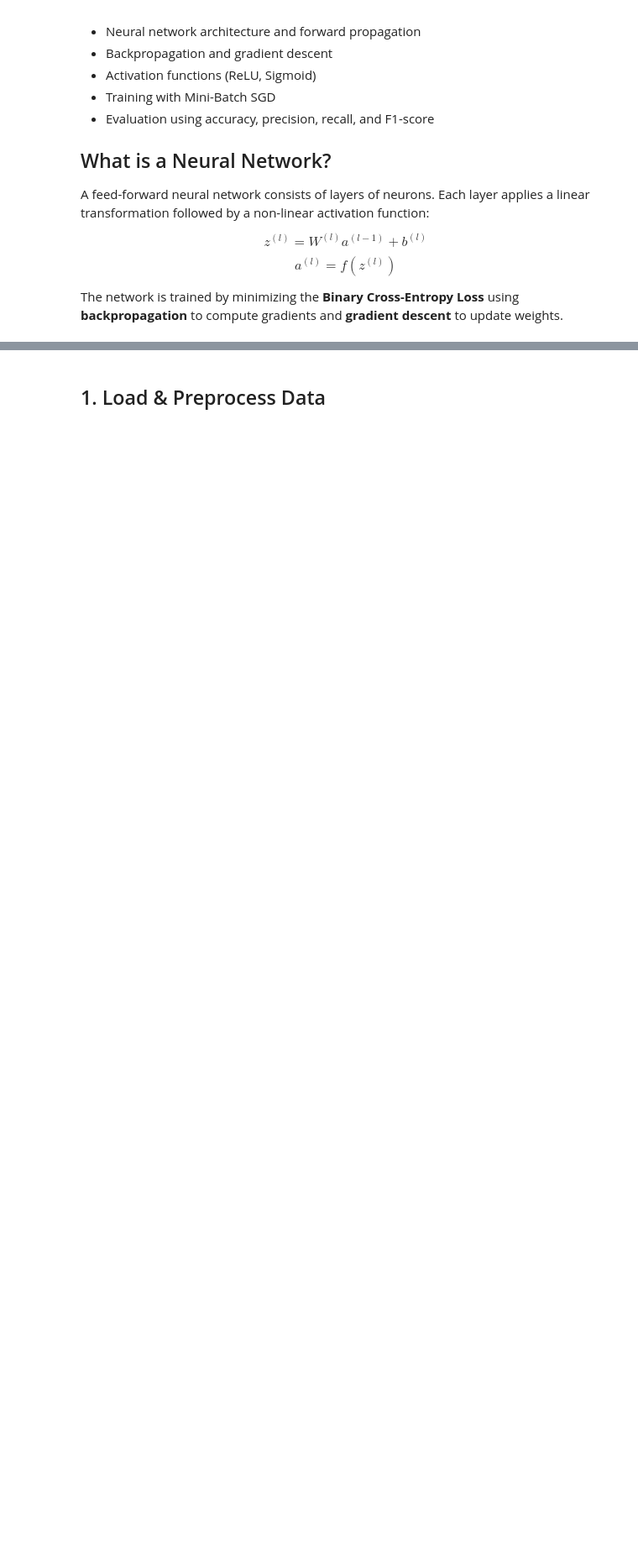
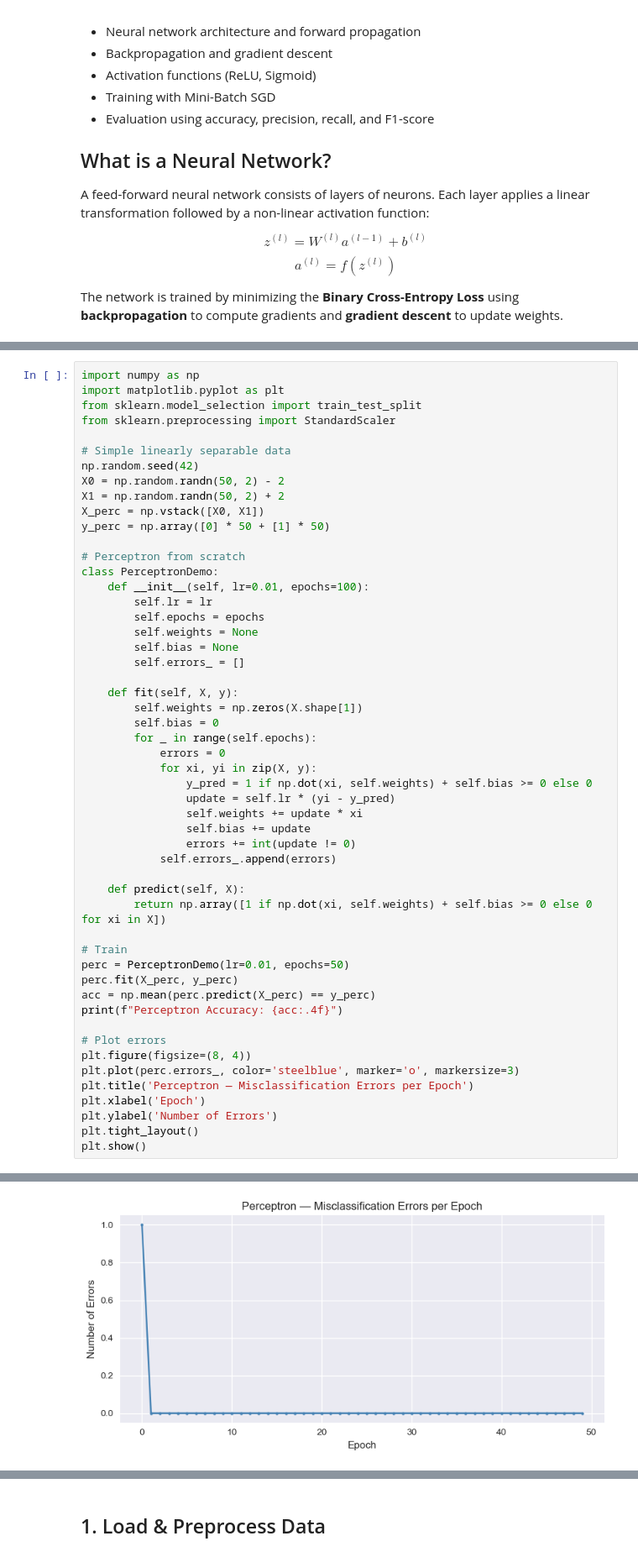
Before and after one commit to baojiazheng/CMOR438-Spring2026, a Jupyter notebook: notebooks/Supervised_Learning/Neural_Networks/neural_networks.ipynb, the cells around one changed output, grey strips where cells are left out. Shown at 84% size. Cells and saved outputs as stored; diff of their text form; blank space fills up the shorter version.

Commit message:
add Perceptron section to neural networks notebook

```diff
--- a/notebooks/Supervised_Learning/Neural_Networks/neural_networks.ipynb
+++ b/notebooks/Supervised_Learning/Neural_Networks/neural_networks.ipynb
@@ -20,0 +32,53 @@ The network is trained by minimizing the **Binary Cross-Entropy Loss** using **b
+# %%
+import numpy as np
+import matplotlib.pyplot as plt
+from sklearn.model_selection import train_test_split
+from sklearn.preprocessing import StandardScaler
+
+# Simple linearly separable data
+np.random.seed(42)
+X0 = np.random.randn(50, 2) - 2
+X1 = np.random.randn(50, 2) + 2
+X_perc = np.vstack([X0, X1])
+y_perc = np.array([0] * 50 + [1] * 50)
+
+# Perceptron from scratch
+class PerceptronDemo:
+    def __init__(self, lr=0.01, epochs=100):
+        self.lr = lr
+        self.epochs = epochs
+        self.weights = None
+        self.bias = None
+        self.errors_ = []
+
+    def fit(self, X, y):
+        self.weights = np.zeros(X.shape[1])
+        self.bias = 0
+        for _ in range(self.epochs):
+            errors = 0
+            for xi, yi in zip(X, y):
+                y_pred = 1 if np.dot(xi, self.weights) + self.bias >= 0 else 0
+                update = self.lr * (yi - y_pred)
+                self.weights += update * xi
+                self.bias += update
+                errors += int(update != 0)
+            self.errors_.append(errors)
+
+    def predict(self, X):
+        return np.array([1 if np.dot(xi, self.weights) + self.bias >= 0 else 0 for xi in X])
+
+# Train
+perc = PerceptronDemo(lr=0.01, epochs=50)
+perc.fit(X_perc, y_perc)
+acc = np.mean(perc.predict(X_perc) == y_perc)
+print(f"Perceptron Accuracy: {acc:.4f}")
+
+# Plot errors
+plt.figure(figsize=(8, 4))
+plt.plot(perc.errors_, color='steelblue', marker='o', markersize=3)
+plt.title('Perceptron — Misclassification Errors per Epoch')
+plt.xlabel('Epoch')
+plt.ylabel('Number of Errors')
+plt.tight_layout()
+plt.show()
+# %% [output]
@@ -21,3 +86,4 @@ The network is trained by minimizing the **Binary Cross-Entropy Loss** using **b
+[figure, added]
 # %%
 import numpy as np
 import pandas as pd
```
Also changed, not shown: parts of 3 cells of this notebook.
